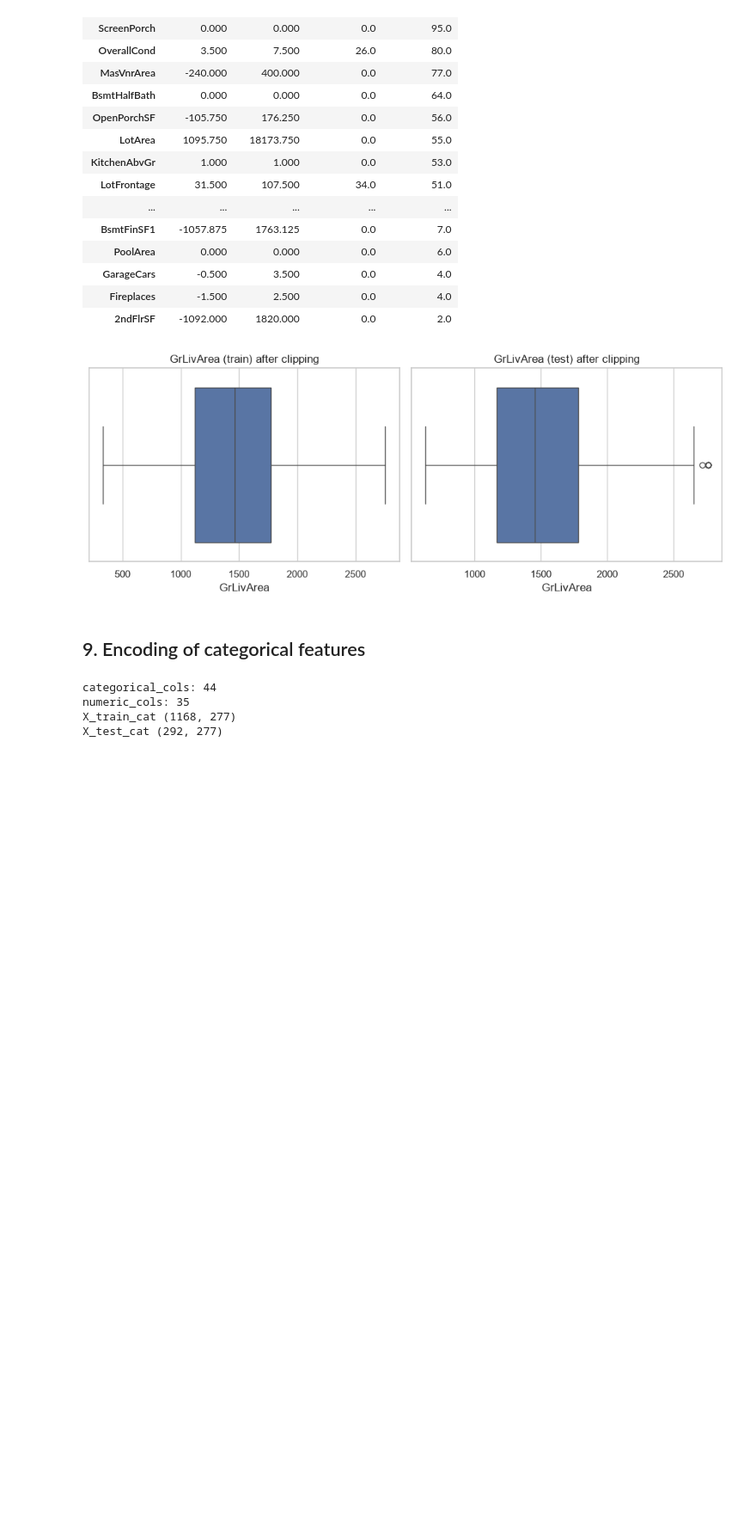
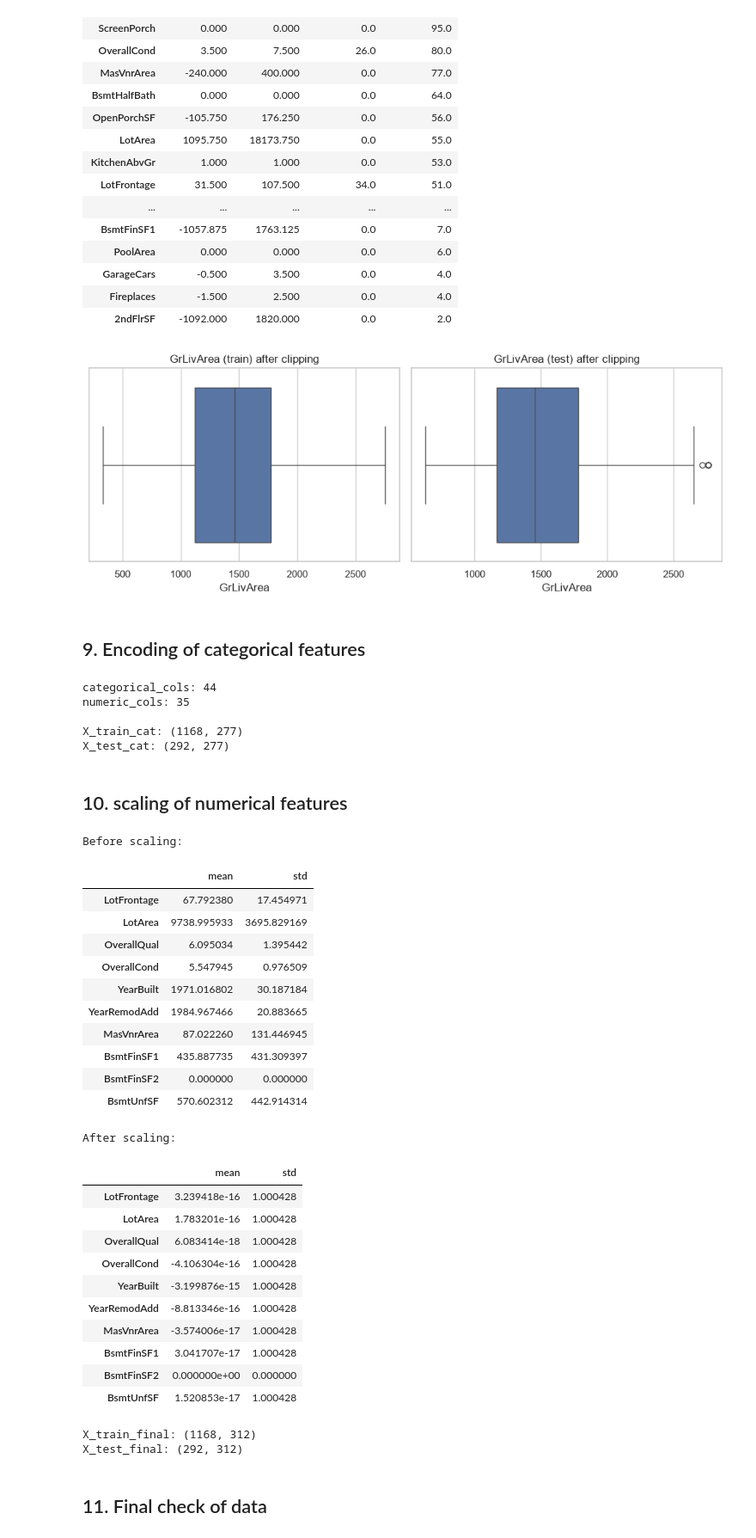
Before and after one commit to anuri-el/Machine-Learning-Technologies, a Jupyter notebook: main.ipynb, the cells around one changed output. Shown at 86% size. Drawn from its saved outputs; the diff is of its cells as text; code cells hidden in the pictures; blank space fills up the shorter version.

Commit message:
scaling of numerical features

```diff
--- a/main.ipynb
+++ b/main.ipynb
@@ -544,10 +545,76 @@ X_test_cat = pd.DataFrame(
     index=X_test.index
 )
 
-print('X_train_cat', X_train_cat.shape)
-print('X_test_cat', X_test_cat.shape)
+print('\nX_train_cat:', X_train_cat.shape)
+print('X_test_cat:', X_test_cat.shape)
 # %% [output]
 categorical_cols: 44
 numeric_cols: 35
-X_train_cat (1168, 277)
-X_test_cat (292, 277)
+
+X_train_cat: (1168, 277)
+X_test_cat: (292, 277)
+# %% [markdown]
+## 10. scaling of numerical features
+# %%
+scaler = StandardScaler()
+scaler.fit(X_train[numeric_cols])
+
+X_train_num_scaled = pd.DataFrame(
+    scaler.transform(X_train[numeric_cols]),
+    columns=numeric_cols,
+    index=X_train.index
+)
+
+X_test_num_scaled = pd.DataFrame(
+    scaler.transform(X_test[numeric_cols]),
+    columns=numeric_cols,
+    index=X_test.index
+)
+
+print("Before scaling:")
+display(X_train[numeric_cols].agg(['mean', 'std']).T.head(10))
+
+print("\nAfter scaling:")
+display(X_train_num_scaled.agg(['mean', 'std']).T.head(10))
+# %% [output]
+Before scaling:
+|  | mean | std |
+| LotFrontage | 67.792380 | 17.454971 |
+| LotArea | 9738.995933 | 3695.829169 |
+| OverallQual | 6.095034 | 1.395442 |
+| OverallCond | 5.547945 | 0.976509 |
+| YearBuilt | 1971.016802 | 30.187184 |
+| YearRemodAdd | 1984.967466 | 20.883665 |
+| MasVnrArea | 87.022260 | 131.446945 |
+| BsmtFinSF1 | 435.887735 | 431.309397 |
+| BsmtFinSF2 | 0.000000 | 0.000000 |
+| BsmtUnfSF | 570.602312 | 442.914314 |
+After scaling:
+|  | mean | std |
+| LotFrontage | 3.239418e-16 | 1.000428 |
+| LotArea | 1.783201e-16 | 1.000428 |
+| OverallQual | 6.083414e-18 | 1.000428 |
+| OverallCond | -4.106304e-16 | 1.000428 |
+| YearBuilt | -3.199876e-15 | 1.000428 |
+| YearRemodAdd | -8.813346e-16 | 1.000428 |
+| MasVnrArea | -3.574006e-17 | 1.000428 |
+| BsmtFinSF1 | 3.041707e-17 | 1.000428 |
+| BsmtFinSF2 | 0.000000e+00 | 0.000000 |
+| BsmtUnfSF | 1.520853e-17 | 1.000428 |
+# %%
+X_train_final = pd.concat([X_train_num_scaled.reset_index(drop=True),
+                           X_train_cat.reset_index(drop=True)], axis=1)
+
+X_test_final = pd.concat([X_test_num_scaled.reset_index(drop=True),
+                           X_test_cat.reset_index(drop=True)], axis=1)
+
+y_train_final = y_train.reset_index(drop=True)
+y_test_final = y_test.reset_index(drop=True)
+
+print('X_train_final:', X_train_final.shape)
+print('X_test_final:', X_test_final.shape)
+# %% [output]
+X_train_final: (1168, 312)
+X_test_final: (292, 312)
+# %% [markdown]
+## 11. Final check of data
```
Also changed, not shown: parts of 6 cells of this notebook.
